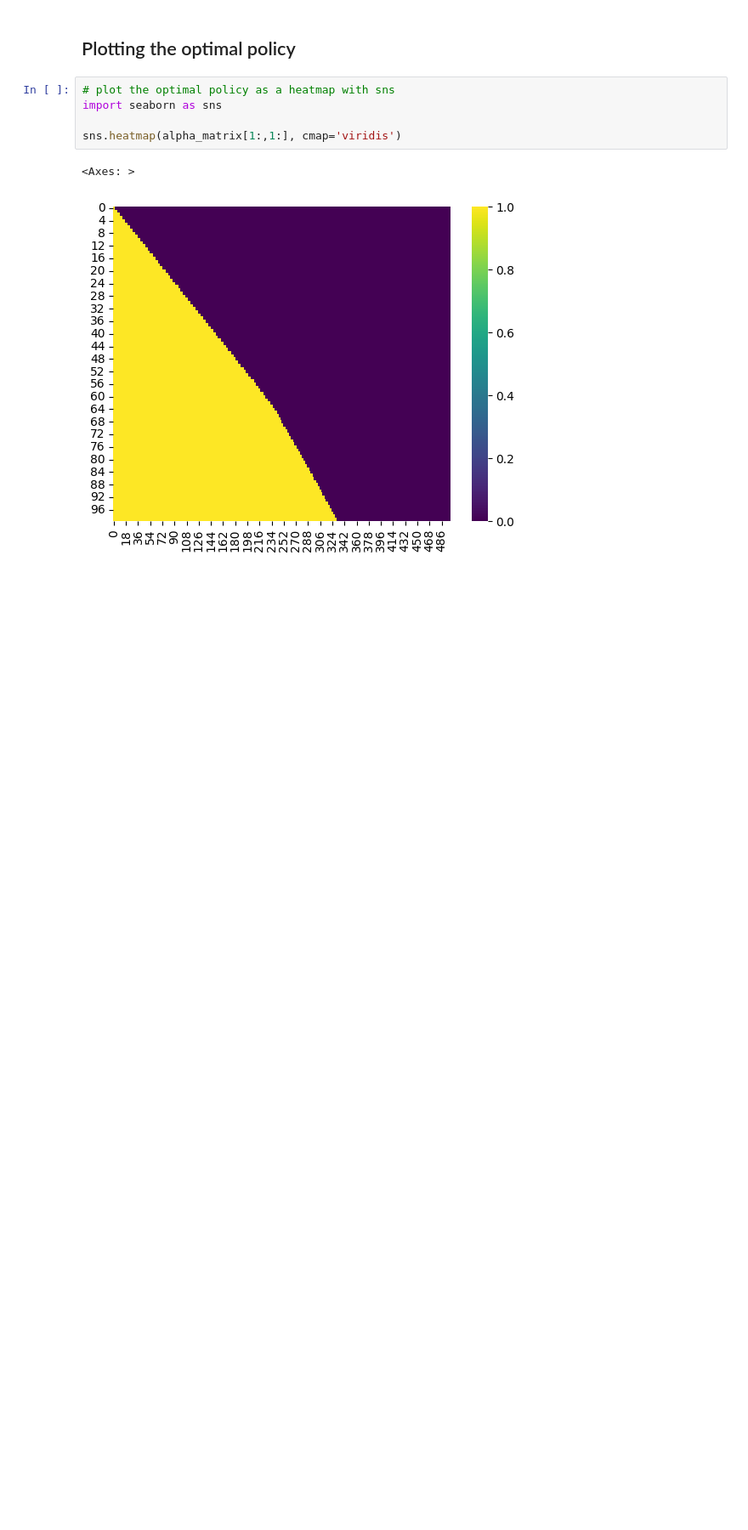
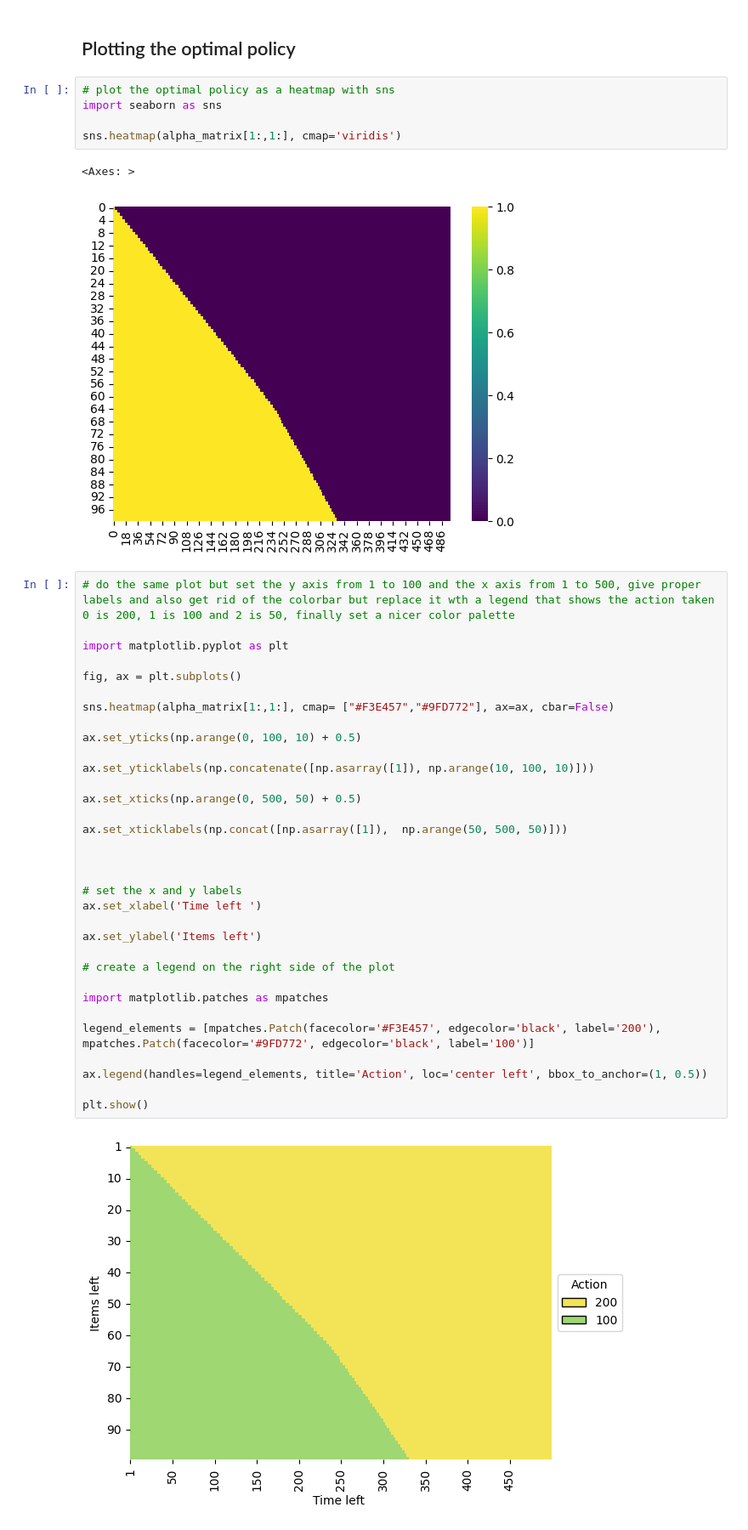
Before and after one commit to michelexyz/RL-assignments, a Jupyter notebook: product_sell/main.ipynb, the cells around one changed output. Shown at 85% size. Saved outputs shown, nothing was run; the diff lists cells and outputs as text; blank space fills up the shorter version.

Commit message:
prettier optimal policy plot

```diff
--- a/product_sell/main.ipynb
+++ b/product_sell/main.ipynb
@@ -32,3 +32,38 @@ sns.heatmap(alpha_matrix[1:,1:], cmap='viridis')
 # %% [output]
 <Axes: >
 [figure]
+# %%
+# do the same plot but set the y axis from 1 to 100 and the x axis from 1 to 500, give proper labels and also get rid of the colorbar but replace it wth a legend that shows the action taken 0 is 200, 1 is 100 and 2 is 50, finally set a nicer color palette
+
+import matplotlib.pyplot as plt
+
+fig, ax = plt.subplots()
+
+sns.heatmap(alpha_matrix[1:,1:], cmap= ["#F3E457","#9FD772"], ax=ax, cbar=False)
+
+ax.set_yticks(np.arange(0, 100, 10) + 0.5)
+
+ax.set_yticklabels(np.concatenate([np.asarray([1]), np.arange(10, 100, 10)]))
+
+ax.set_xticks(np.arange(0, 500, 50) + 0.5)
+
+ax.set_xticklabels(np.concat([np.asarray([1]),  np.arange(50, 500, 50)]))
+
+
+
+# set the x and y labels
+ax.set_xlabel('Time left ')
+
+ax.set_ylabel('Items left')
+
+# create a legend on the right side of the plot
+
+import matplotlib.patches as mpatches
+
+legend_elements = [mpatches.Patch(facecolor='#F3E457', edgecolor='black', label='200'), mpatches.Patch(facecolor='#9FD772', edgecolor='black', label='100')]
+
+ax.legend(handles=legend_elements, title='Action', loc='center left', bbox_to_anchor=(1, 0.5))
+
+plt.show()
+# %% [output]
+[figure, added]
```
